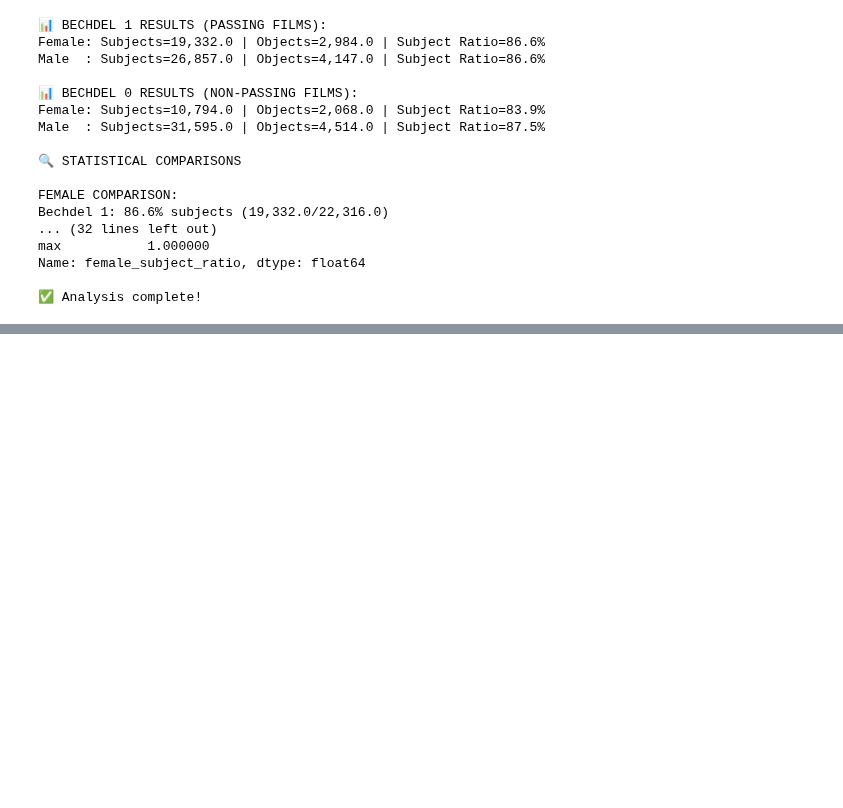
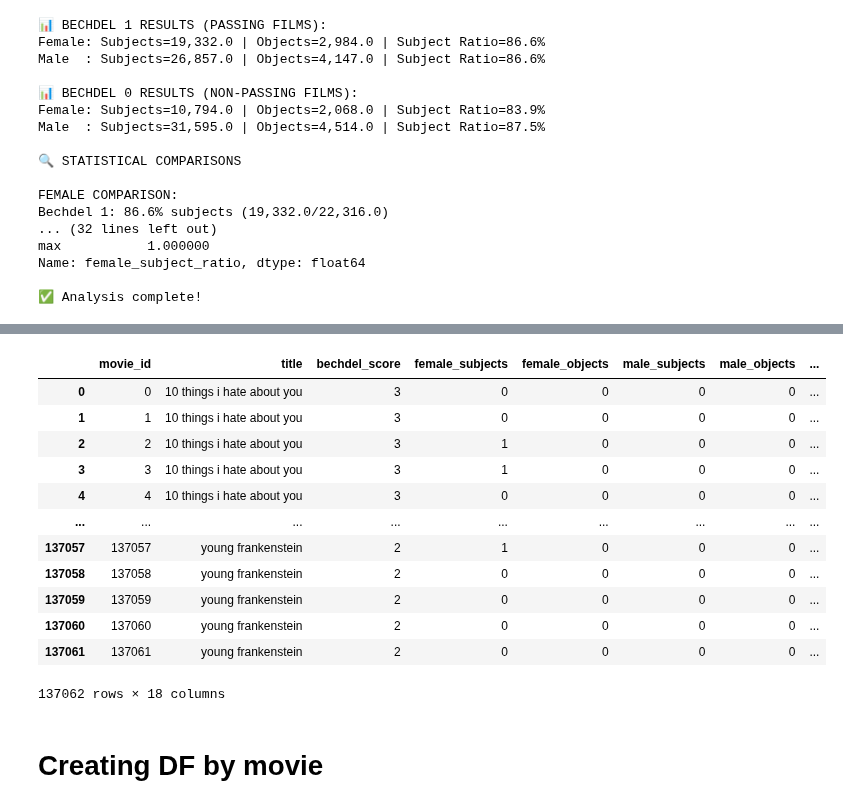
Before and after one commit to brookeyeye/Bechdel, a Jupyter notebook: Scripts/DataAppendixScripts/subject_object_appendix.ipynb, the cells around one changed output, grey strips where cells are left out. Saved outputs shown, nothing was run; the diff lists cells and outputs as text; code cells hidden in the pictures; blank space fills up the shorter version.

```diff
--- a/Scripts/DataAppendixScripts/subject_object_appendix.ipynb
+++ b/Scripts/DataAppendixScripts/subject_object_appendix.ipynb
@@ -1236,0 +720,19 @@ plt.show()
+# %%
+df_check=pd.read_csv('/Users/brookeye/RISE/Bechdel_Final/Scripts/AnalysisScripts/per_movie_gender_role_counts.csv')
+df_check
+# %% [output]
+|  | movie_id | title | bechdel_score | female_subjects | female_objects | male_subjects | male_objects | ... |
+| 0 | 0 | 10 things i hate about you | 3 | 0 | 0 | 0 | 0 | ... |
+| 1 | 1 | 10 things i hate about you | 3 | 0 | 0 | 0 | 0 | ... |
+| 2 | 2 | 10 things i hate about you | 3 | 1 | 0 | 0 | 0 | ... |
+| 3 | 3 | 10 things i hate about you | 3 | 1 | 0 | 0 | 0 | ... |
+| 4 | 4 | 10 things i hate about you | 3 | 0 | 0 | 0 | 0 | ... |
+| ... | ... | ... | ... | ... | ... | ... | ... | ... |
+| 137057 | 137057 | young frankenstein | 2 | 1 | 0 | 0 | 0 | ... |
+| 137058 | 137058 | young frankenstein | 2 | 0 | 0 | 0 | 0 | ... |
+| 137059 | 137059 | young frankenstein | 2 | 0 | 0 | 0 | 0 | ... |
+| 137060 | 137060 | young frankenstein | 2 | 0 | 0 | 0 | 0 | ... |
+| 137061 | 137061 | young frankenstein | 2 | 0 | 0 | 0 | 0 | ... |
+137062 rows × 18 columns
+# %% [markdown]
+# Creating DF by movie
```
Also changed, not shown: parts of 18 cells of this notebook, 11 other files.
